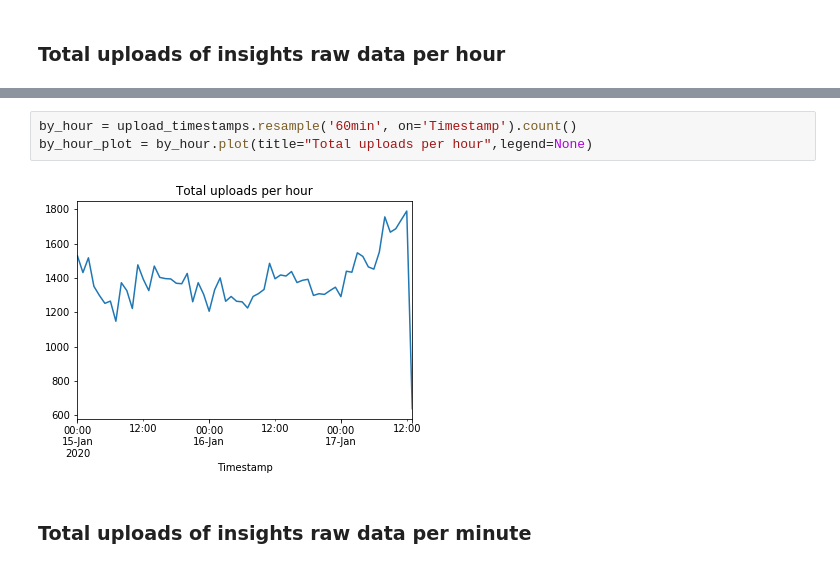
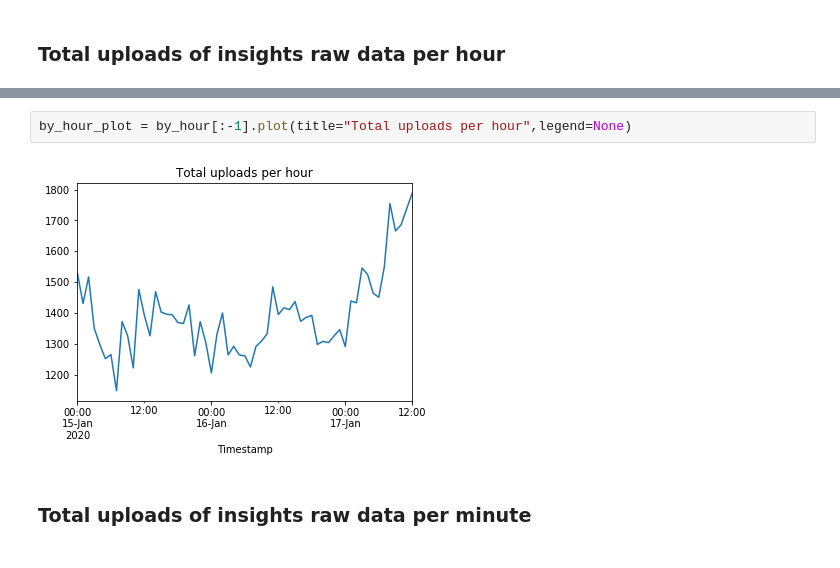
Before and after one commit to RedHatInsights/dvo-extractor, a Jupyter notebook: research/statistic/External data pipeline.ipynb, the cells around one changed output, grey strips where cells are left out. Drawn from its saved outputs; the diff is of its cells as text.

```diff
--- a/research/statistic/External data pipeline.ipynb
+++ b/research/statistic/External data pipeline.ipynb
@@ -84,8 +101,7 @@ by_day_plot = by_day.plot(title="Total uploads per day",legend=None, kind="bar")
 # %%
-by_hour = upload_timestamps.resample('60min', on='Timestamp').count()
-by_hour_plot = by_hour.plot(title="Total uploads per hour",legend=None)
+by_hour_plot = by_hour[:-1].plot(title="Total uploads per hour",legend=None)
 # %% [output]
-[figure, old version]
+[figure, new version]
 # %% [markdown]
 ### Total uploads of insights raw data per minute
 # %%
```
Also changed, not shown: parts of 21 cells of this notebook.
